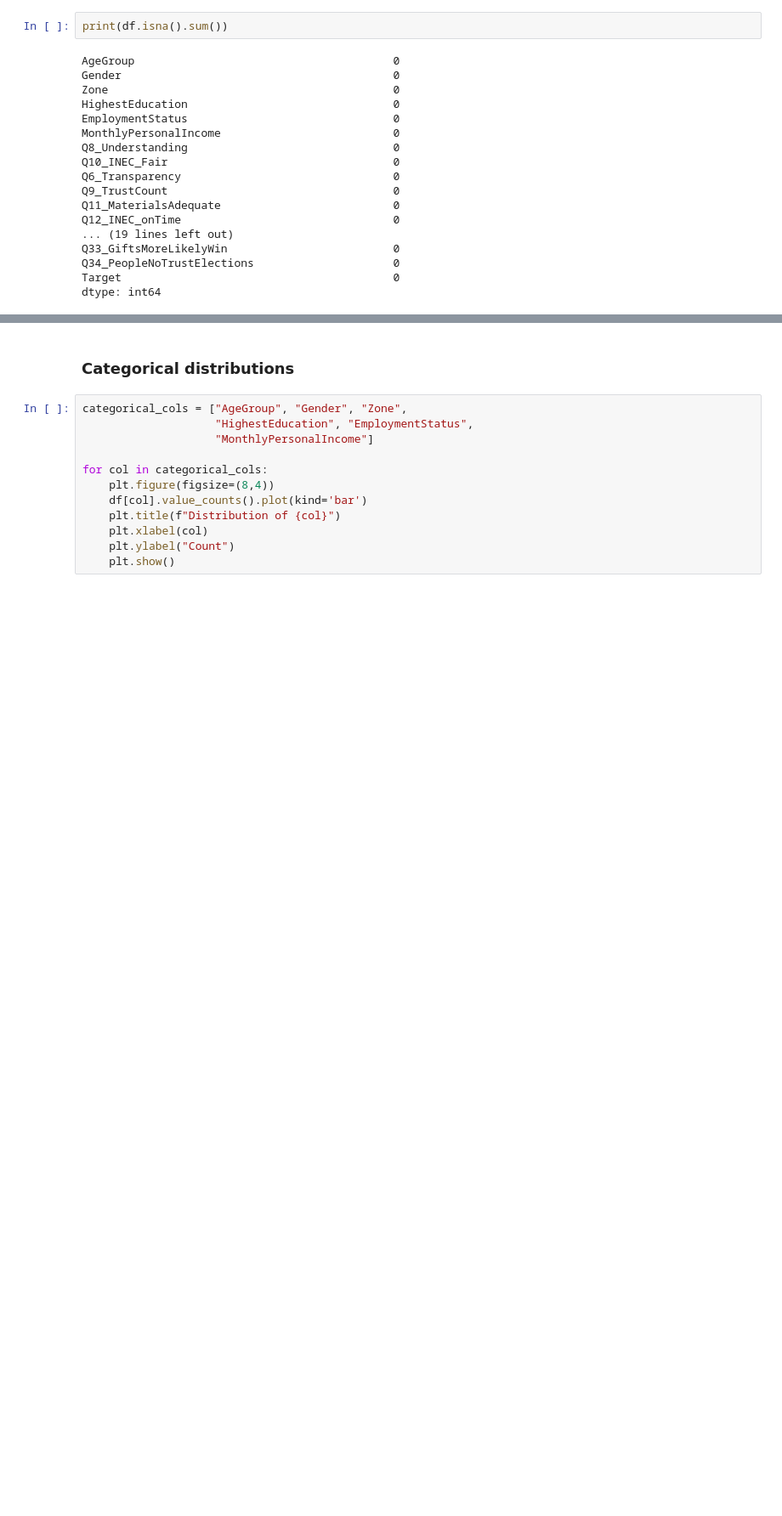
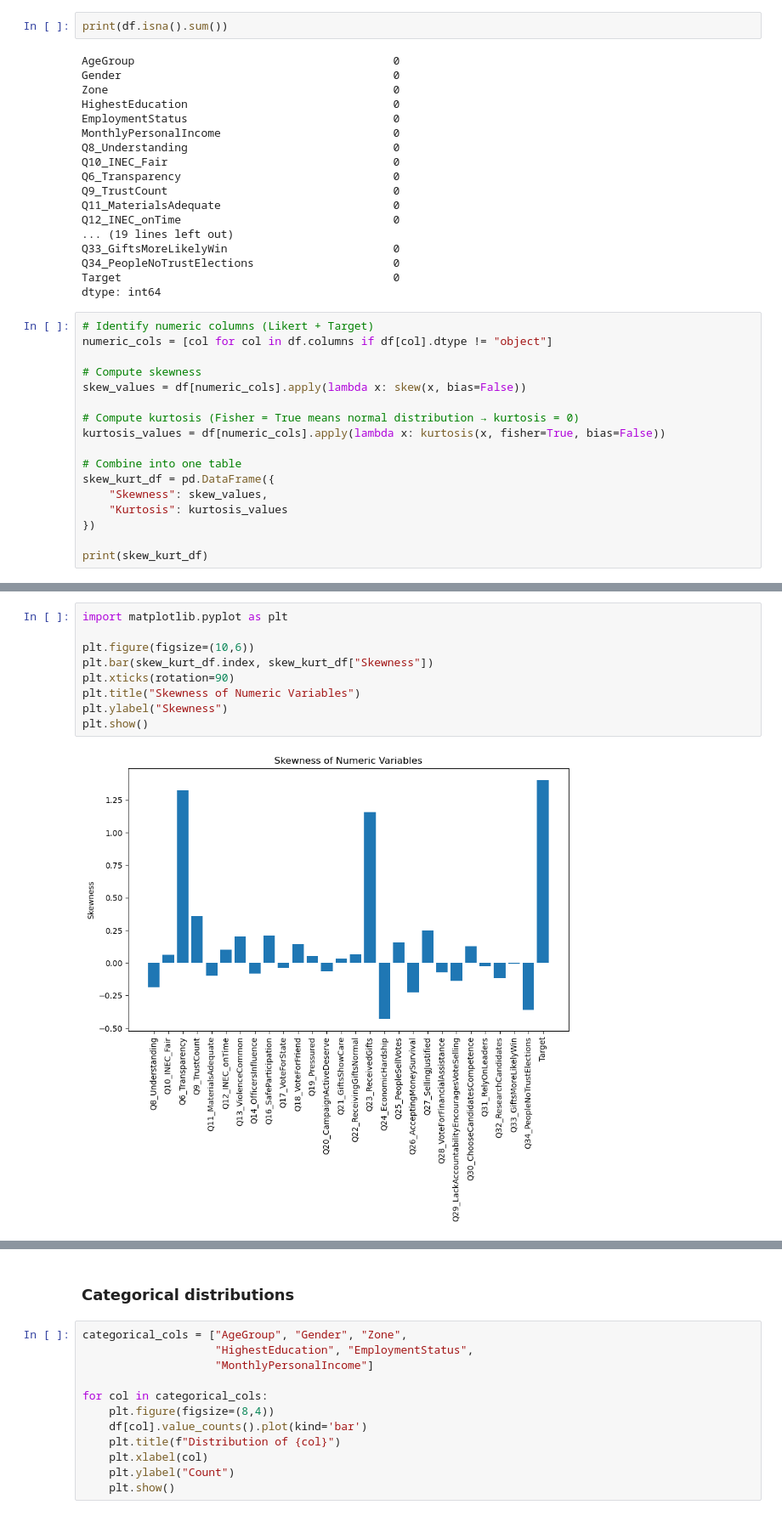
Before and after one commit to monkeyband114/Blockchaindataanalysis, a Jupyter notebook: EDA on system.ipynb, the cells around one changed output, grey strips where cells are left out. Shown at 85% size. Saved outputs shown, nothing was run; the diff lists cells and outputs as text; blank space fills up the shorter version.

Commit message:
Changes to be committed: 	modified:   DataCleaning_Feature_Extraction.ipynb 	modified:   EDA on system.ipynb

```diff
--- a/EDA on system.ipynb
+++ b/EDA on system.ipynb
@@ -76,3 +99,20 @@ Q33_GiftsMoreLikelyWin                         0
 Q34_PeopleNoTrustElections                     0
 Target                                         0
 dtype: int64
+# %%
+# Identify numeric columns (Likert + Target)
+numeric_cols = [col for col in df.columns if df[col].dtype != "object"]
+
+# Compute skewness
+skew_values = df[numeric_cols].apply(lambda x: skew(x, bias=False))
+
+# Compute kurtosis (Fisher = True means normal distribution → kurtosis = 0)
+kurtosis_values = df[numeric_cols].apply(lambda x: kurtosis(x, fisher=True, bias=False))
+
+# Combine into one table
+skew_kurt_df = pd.DataFrame({
+    "Skewness": skew_values,
+    "Kurtosis": kurtosis_values
+})
+
+print(skew_kurt_df)
@@ -78,0 +137,11 @@ dtype: int64
+# %%
+import matplotlib.pyplot as plt
+
+plt.figure(figsize=(10,6))
+plt.bar(skew_kurt_df.index, skew_kurt_df["Skewness"])
+plt.xticks(rotation=90)
+plt.title("Skewness of Numeric Variables")
+plt.ylabel("Skewness")
+plt.show()
+# %% [output]
+[figure, added]
```
Also changed, not shown: parts of 8 cells of this notebook, 1 other file.
